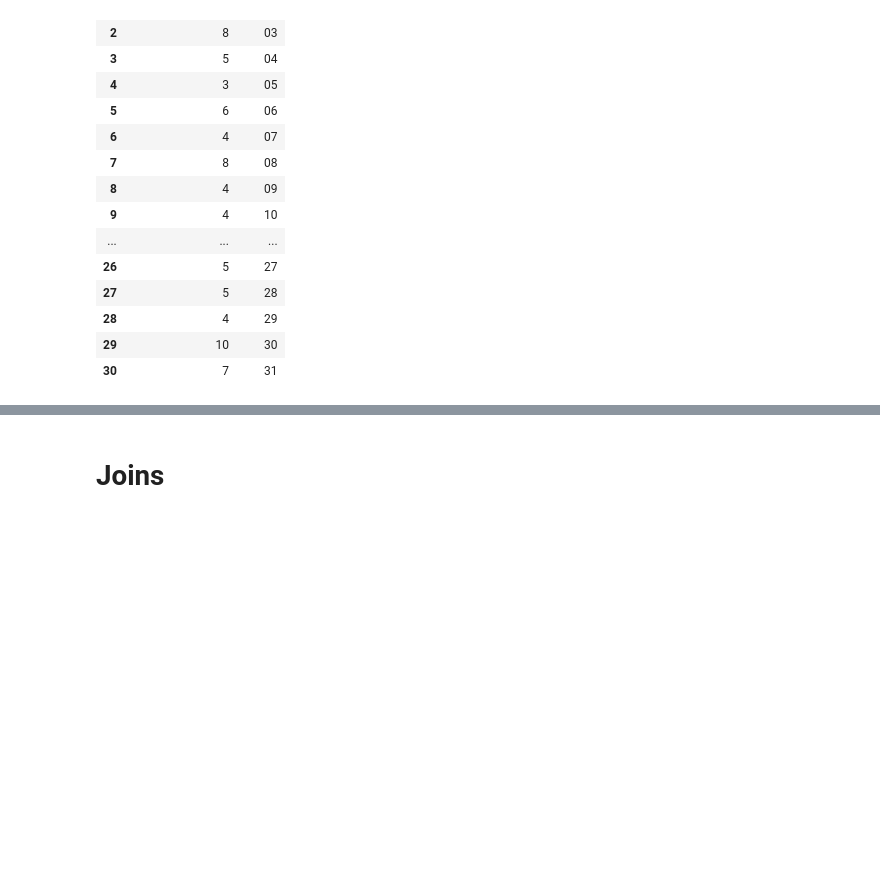
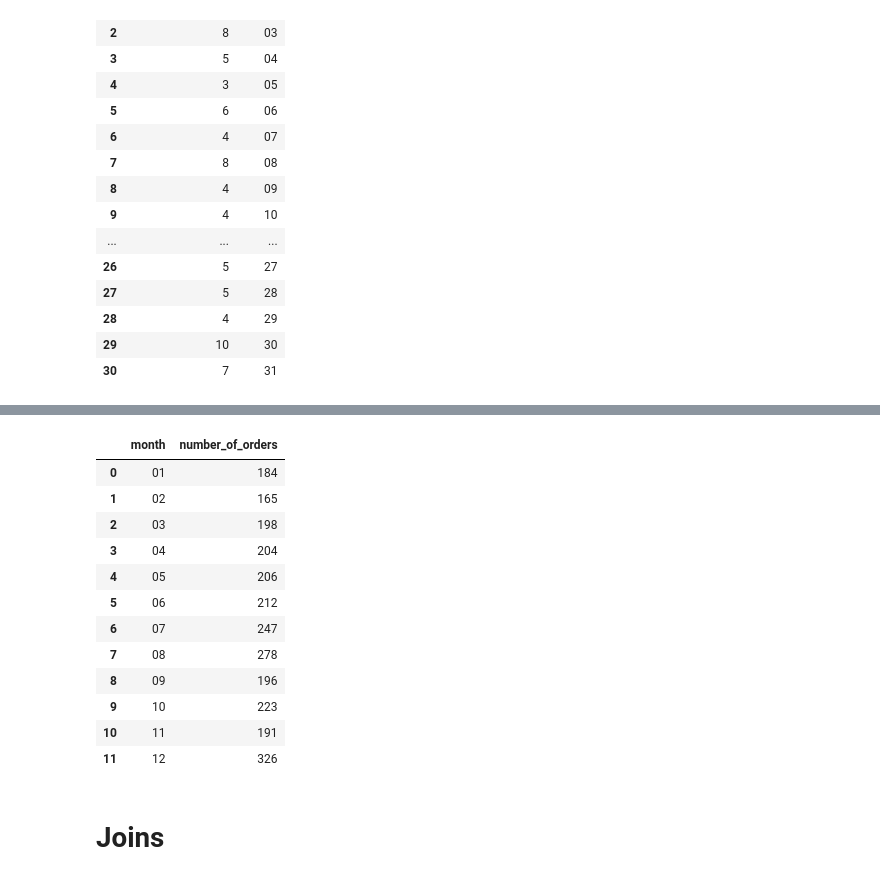
Before and after one commit to abiolaks/ai6_saturday_ml_flip_cohort_2025, a Jupyter notebook: week3/notebook/Week4_Relational_Data_and_SQL.ipynb, the cells around one changed output, grey strips where cells are left out. Cells and saved outputs as stored; diff of their text form; code cells hidden in the pictures; blank space fills up the shorter version.

```diff
--- a/week3/notebook/Week4_Relational_Data_and_SQL.ipynb
+++ b/week3/notebook/Week4_Relational_Data_and_SQL.ipynb
@@ -250,3 +305,28 @@ result
+# %%
+result = pd.read_sql_query("""
+SELECT strftime('%m', OrderDate) AS month,
+       COUNT(DISTINCT OrderNumber) AS number_of_orders
+FROM Sales
+WHERE strftime('%Y', OrderDate) = '2015'
+GROUP BY month
+ORDER BY month;
+""", connection)
+
+result
+# %% [output]
+|  | month | number_of_orders |
+| 0 | 01 | 184 |
+| 1 | 02 | 165 |
+| 2 | 03 | 198 |
+| 3 | 04 | 204 |
+| 4 | 05 | 206 |
+| 5 | 06 | 212 |
+| 6 | 07 | 247 |
+| 7 | 08 | 278 |
+| 8 | 09 | 196 |
+| 9 | 10 | 223 |
+| 10 | 11 | 191 |
+| 11 | 12 | 326 |
 # %% [markdown]
 # Joins
 # %% [markdown]
```
Also changed, not shown: parts of 17 cells of this notebook, 9 other files.
